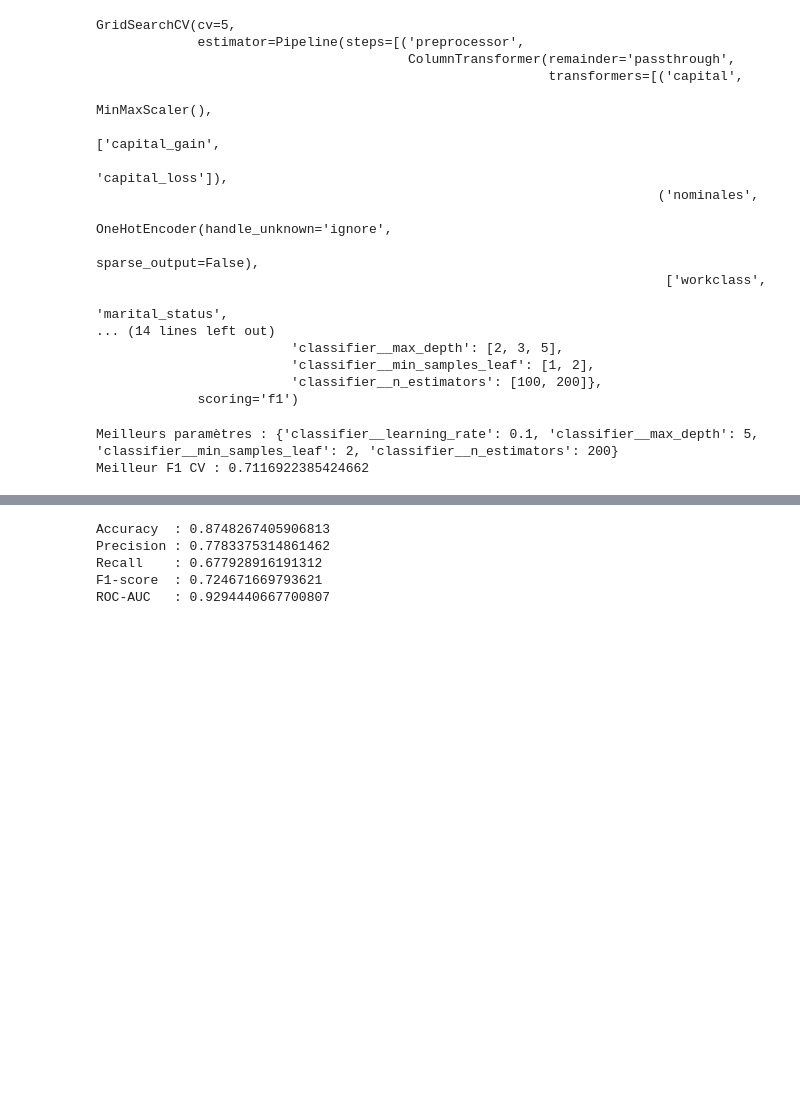
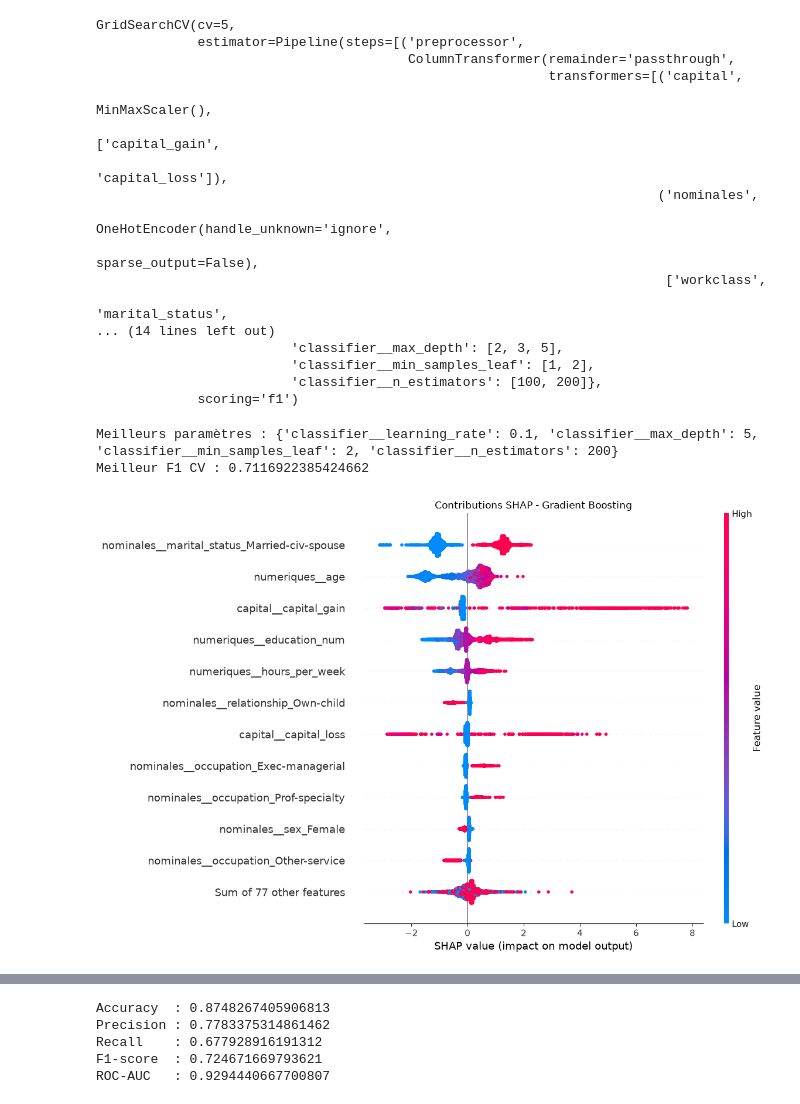
Before and after one commit to raphael-wqwq/census-income-prediction, a Jupyter notebook: ML.ipynb, the cells around one changed output, grey strips where cells are left out. Saved outputs shown, nothing was run; the diff lists cells and outputs as text; code cells hidden in the pictures; blank space fills up the shorter version.

Commit message:
Méthode Shap

```diff
--- a/ML.ipynb
+++ b/ML.ipynb
@@ -518,0 +553,18 @@ Meilleur F1 CV : 0.7116922385424662
+# %%
+# Afficher les 20 variables les plus importantes
+
+import matplotlib.pyplot as plt
+
+
+shap.plots.beeswarm(
+    shap_values,
+    max_display=12,
+    plot_size=(12, 8),
+    show=False
+)
+
+plt.title("Contributions SHAP - Gradient Boosting")
+plt.tight_layout()
+plt.show()
+# %% [output]
+[figure, added]
```
Also changed, not shown: parts of 3 cells of this notebook, 4 other files.
